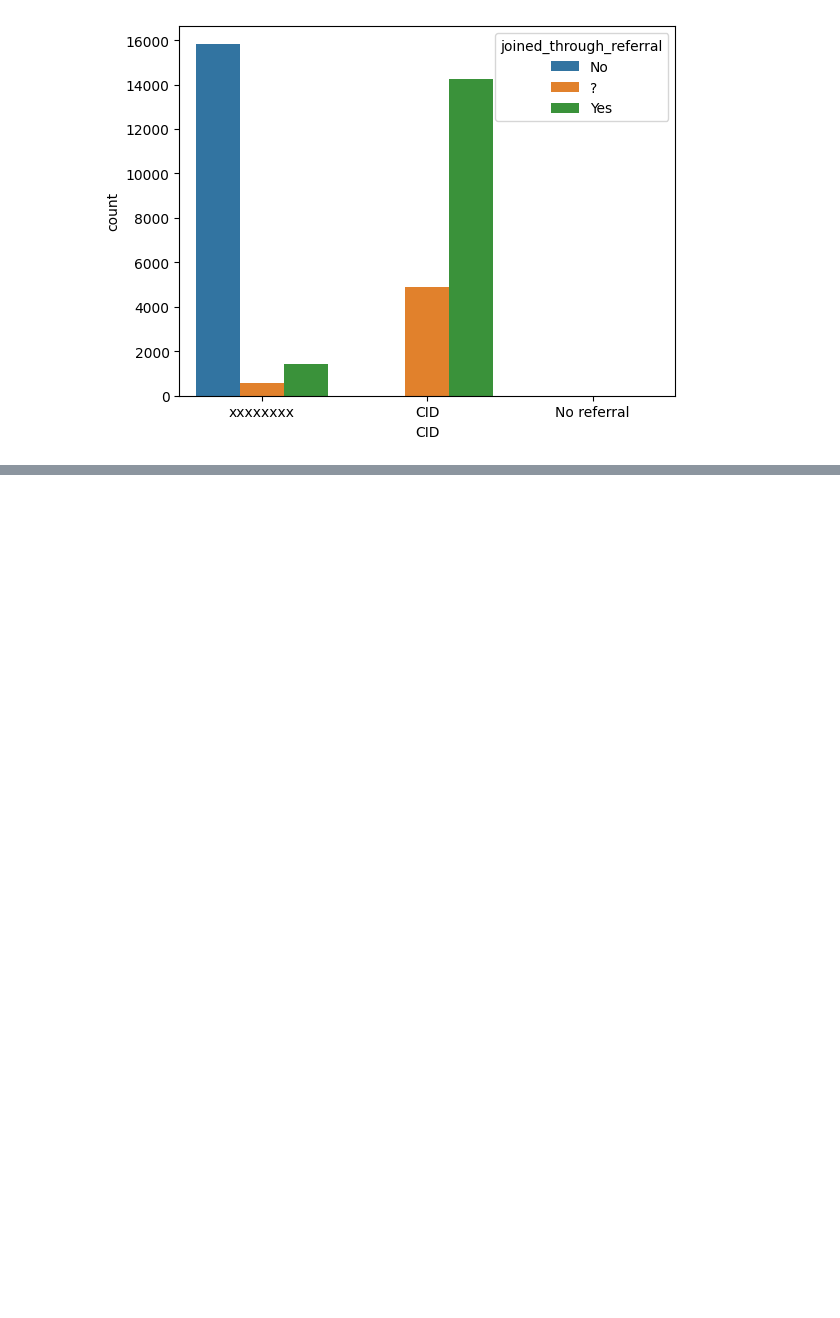
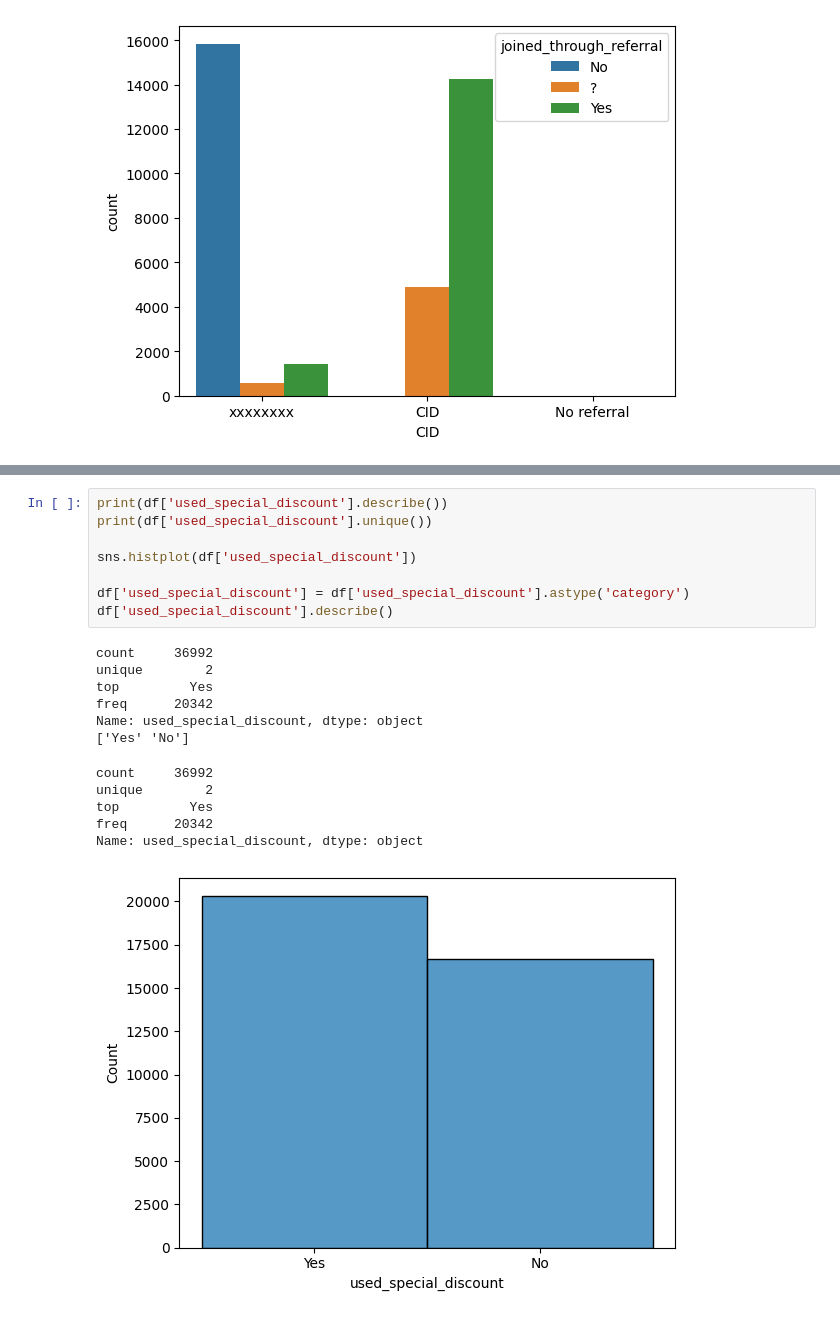
Before and after one commit to forster-j/churn-prediction, a Jupyter notebook: 01_import_dataset.ipynb, the cells around one changed output, grey strips where cells are left out. Cells and saved outputs as stored; diff of their text form; blank space fills up the shorter version.

```diff
--- a/01_import_dataset.ipynb
+++ b/01_import_dataset.ipynb
@@ -173,0 +323,21 @@ sns.countplot(df, hue='joined_through_referral', x='CID')
+# %%
+print(df['used_special_discount'].describe())
+print(df['used_special_discount'].unique())
+
+sns.histplot(df['used_special_discount'])
+
+df['used_special_discount'] = df['used_special_discount'].astype('category')
+df['used_special_discount'].describe()
+# %% [output]
+count     36992
+unique        2
+top         Yes
+freq      20342
+Name: used_special_discount, dtype: object
+['Yes' 'No']
+count     36992
+unique        2
+top         Yes
+freq      20342
+Name: used_special_discount, dtype: object
+[figure, added]
```
Also changed, not shown: parts of 23 cells of this notebook, 1 other file.
